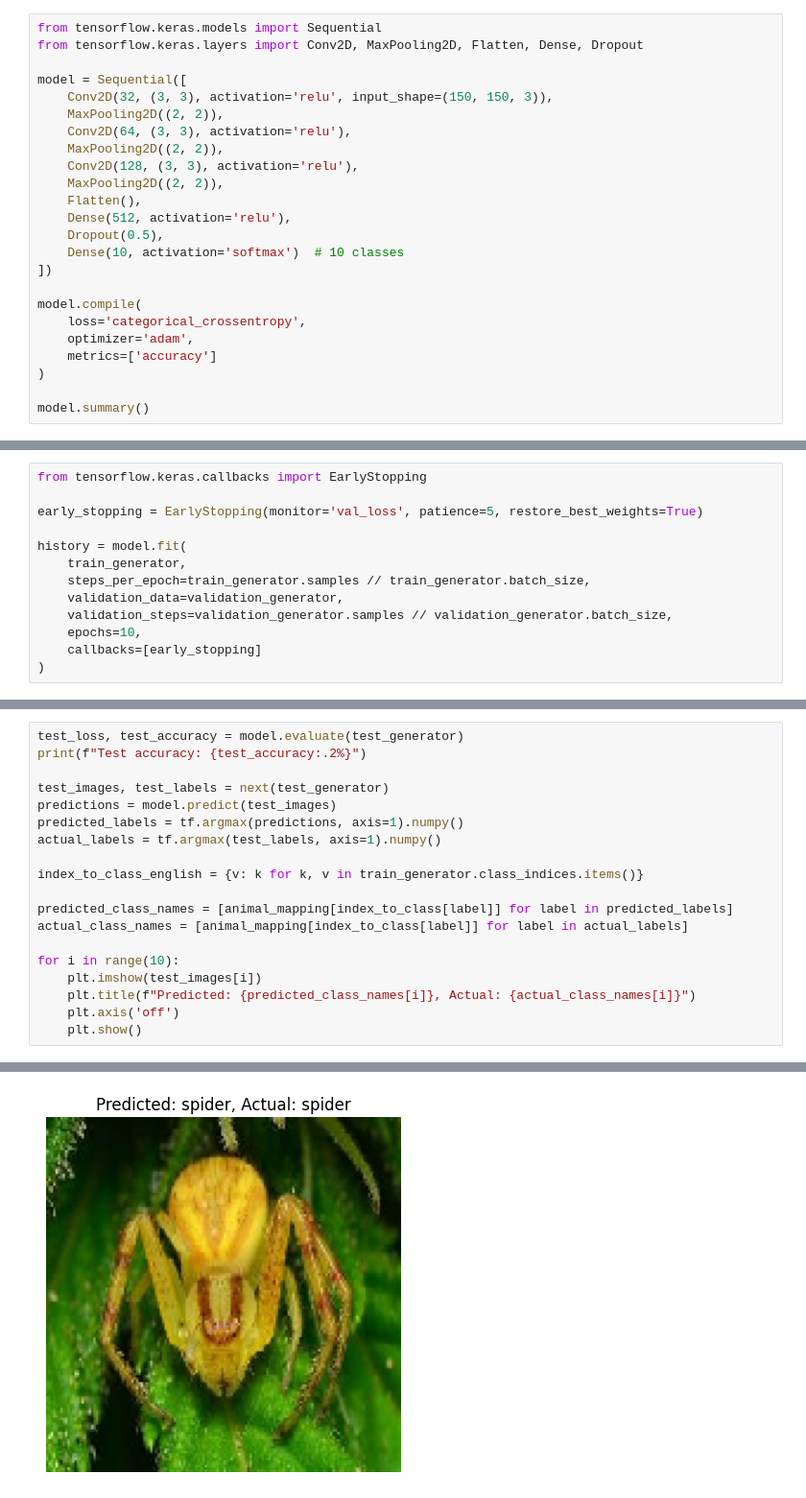
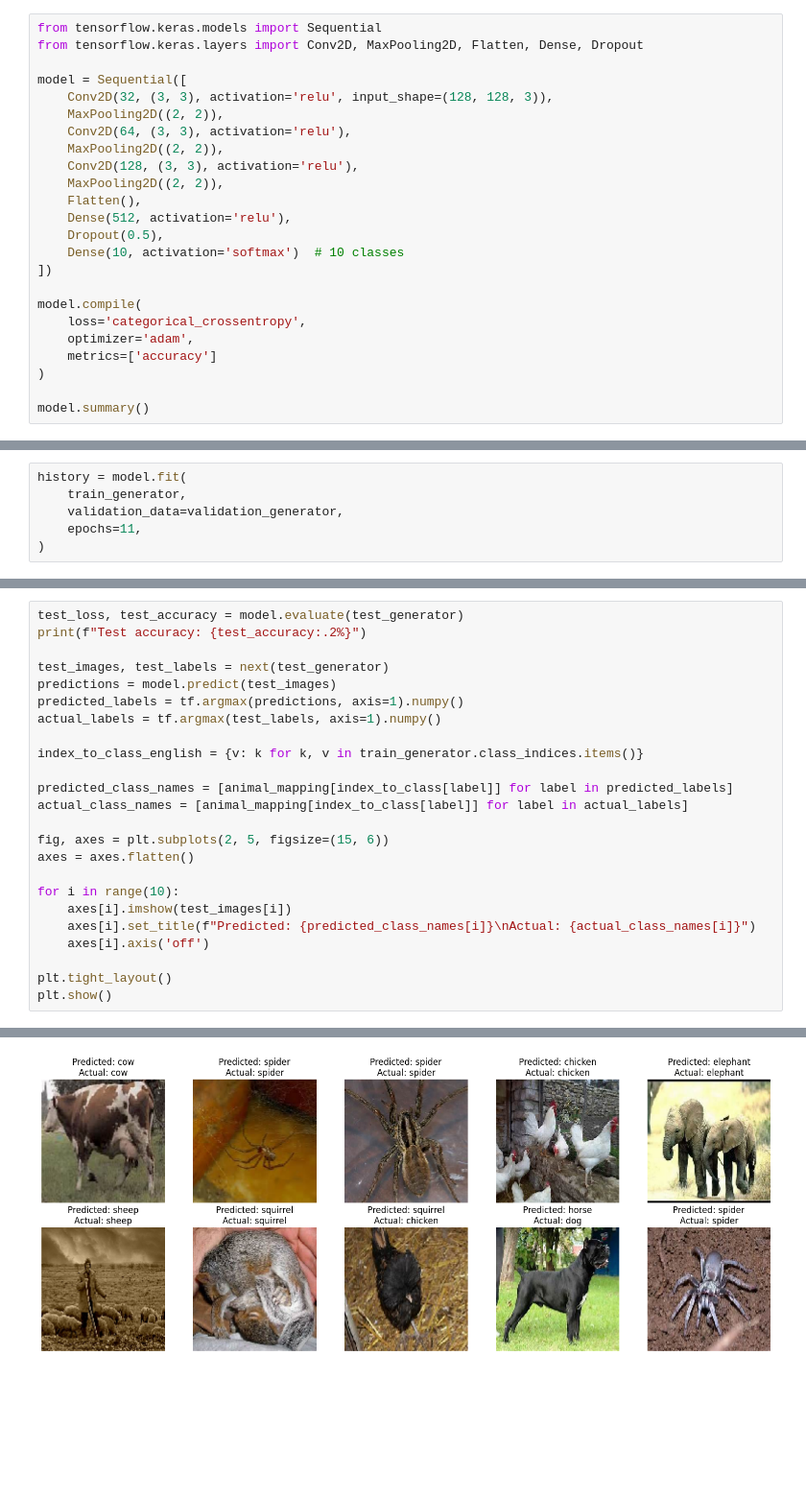
Before and after one commit to omareyoussef/456project, a Jupyter notebook: CECS456_Project_(CNN).ipynb, the cells around one changed output, grey strips where cells are left out. Shown at 96% size. Cells and saved outputs as stored; diff of their text form; blank space fills up the shorter version.

```diff
--- a/CECS456_Project_(CNN).ipynb
+++ b/CECS456_Project_(CNN).ipynb
@@ -120,7 +100,7 @@ from tensorflow.keras.models import Sequential
 from tensorflow.keras.layers import Conv2D, MaxPooling2D, Flatten, Dense, Dropout
 
 model = Sequential([
-    Conv2D(32, (3, 3), activation='relu', input_shape=(150, 150, 3)),
+    Conv2D(32, (3, 3), activation='relu', input_shape=(128, 128, 3)),
     MaxPooling2D((2, 2)),
     Conv2D(64, (3, 3), activation='relu'),
     MaxPooling2D((2, 2)),
@@ -158,15 +138,2 @@ Trainable params: 19038794 (72.63 MB)
 Non-trainable params: 0 (0.00 Byte)
 _________________________________________________________________
-# %%
-from tensorflow.keras.callbacks import EarlyStopping
-
-early_stopping = EarlyStopping(monitor='val_loss', patience=5, restore_best_weights=True)
-
-history = model.fit(
-    train_generator,
-    steps_per_epoch=train_generator.samples // train_generator.batch_size,
-    validation_data=validation_generator,
-    validation_steps=validation_generator.samples // validation_generator.batch_size,
-    epochs=10,
-    callbacks=[early_stopping]
-)
@@ -193,0 +140,6 @@ Epoch 10/10
+# %%
+history = model.fit(
+    train_generator,
+    validation_data=validation_generator,
+    epochs=11,
+)
@@ -205,9 +175,14 @@ index_to_class_english = {v: k for k, v in train_generator.class_indices.items()
 predicted_class_names = [animal_mapping[index_to_class[label]] for label in predicted_labels]
 actual_class_names = [animal_mapping[index_to_class[label]] for label in actual_labels]
 
+fig, axes = plt.subplots(2, 5, figsize=(15, 6))
+axes = axes.flatten()
+
 for i in range(10):
-    plt.imshow(test_images[i])
-    plt.title(f"Predicted: {predicted_class_names[i]}, Actual: {actual_class_names[i]}")
-    plt.axis('off')
-    plt.show()
+    axes[i].imshow(test_images[i])
+    axes[i].set_title(f"Predicted: {predicted_class_names[i]}\nActual: {actual_class_names[i]}")
+    axes[i].axis('off')
+
+plt.tight_layout()
+plt.show()
 # %% [output]
@@ -217 +192 @@ Test accuracy: 89.11%
-[figure, old version]
+[figure, new version]
```
Also changed, not shown: parts of 9 cells of this notebook.
